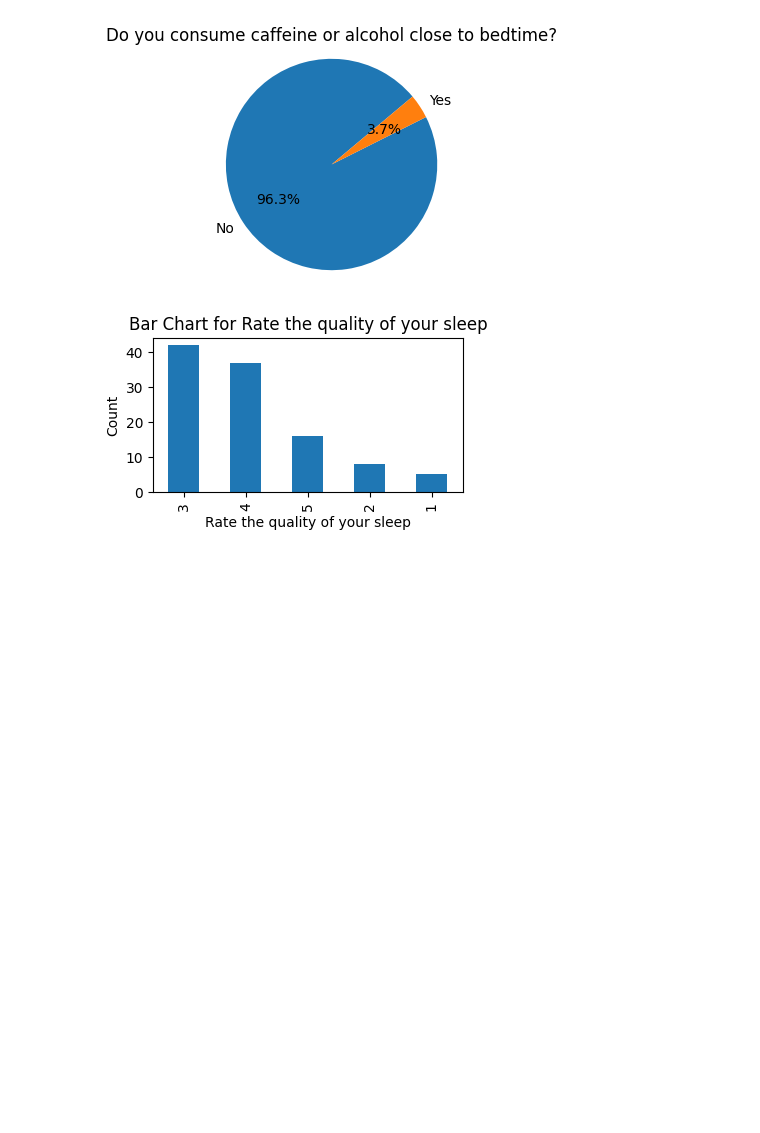
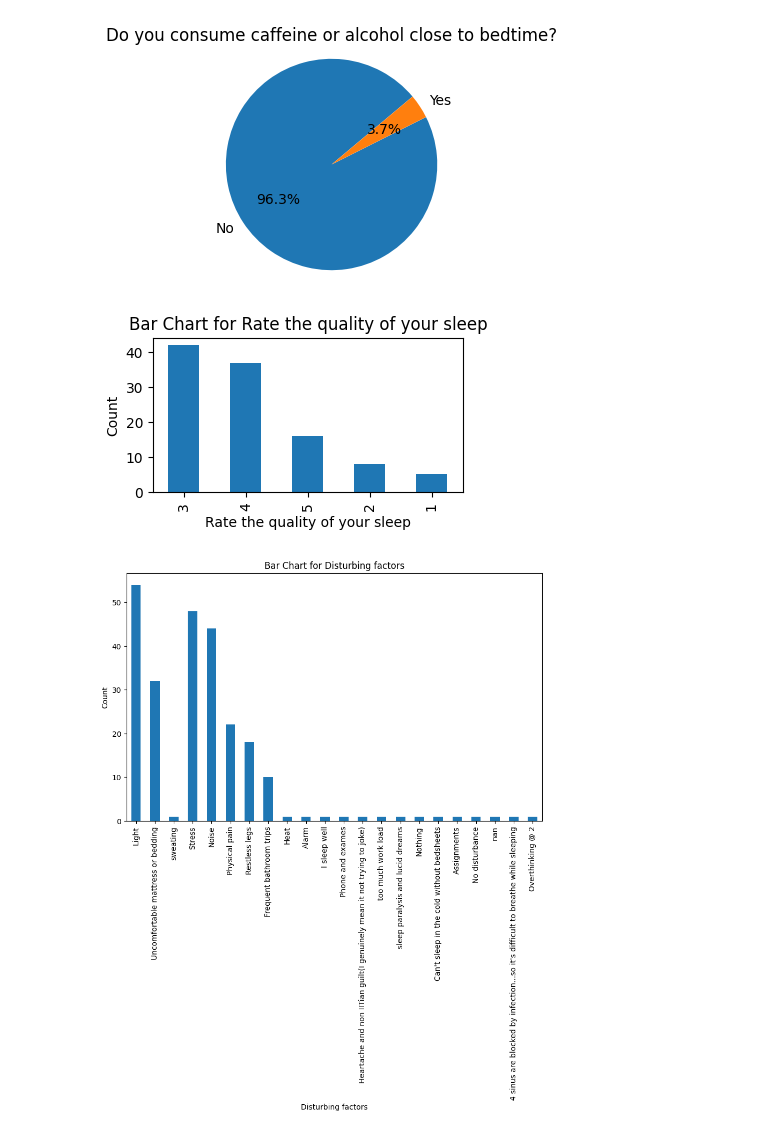
Before and after one commit to Logan1803/DSproject, a Jupyter notebook: DS data visualization.ipynb, the cells around one changed output. Cells and saved outputs as stored; diff of their text form; code cells hidden in the pictures; blank space fills up the shorter version.

Commit message:
Visualised some more data points

```diff
--- a/DS data visualization.ipynb
+++ b/DS data visualization.ipynb
@@ -121,3 +121,23 @@ plt.ylabel('Count')
 plt.show()
 # %% [output]
 [figure]
+# %%
+disturbing_factors = pd.DataFrame()
+for i in df['Please select any common factors that disturb your sleep']:
+    series = pd.Series()
+    values = str(i).split(", ")
+    cleaned_values = [value.strip() for value in values]
+    for value in cleaned_values:
+        series[value] = 1
+    disturbing_factors = disturbing_factors._append(series, ignore_index=True)
+
+# Plotting a bar chart
+plt.figure(figsize=(10, 6))
+disturbing_factors.sum().plot(kind='bar')
+# plt.xticks(rotation = 75)
+plt.title('Bar Chart for ' + "Disturbing factors")
+plt.xlabel("Disturbing factors")
+plt.ylabel('Count', )
+plt.show()
+# %% [output]
+[figure, added]
```
Also changed, not shown: parts of 3 cells of this notebook.
